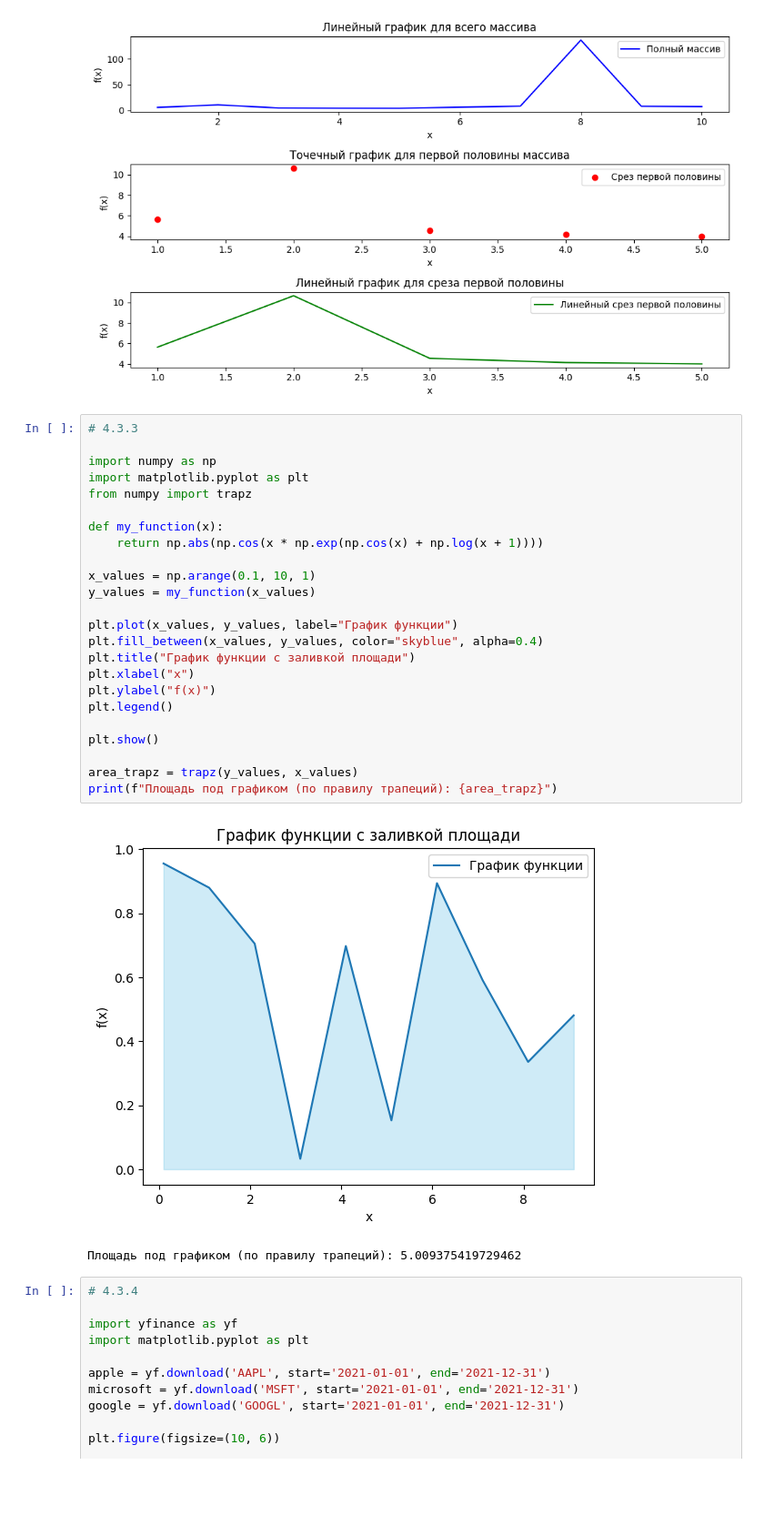
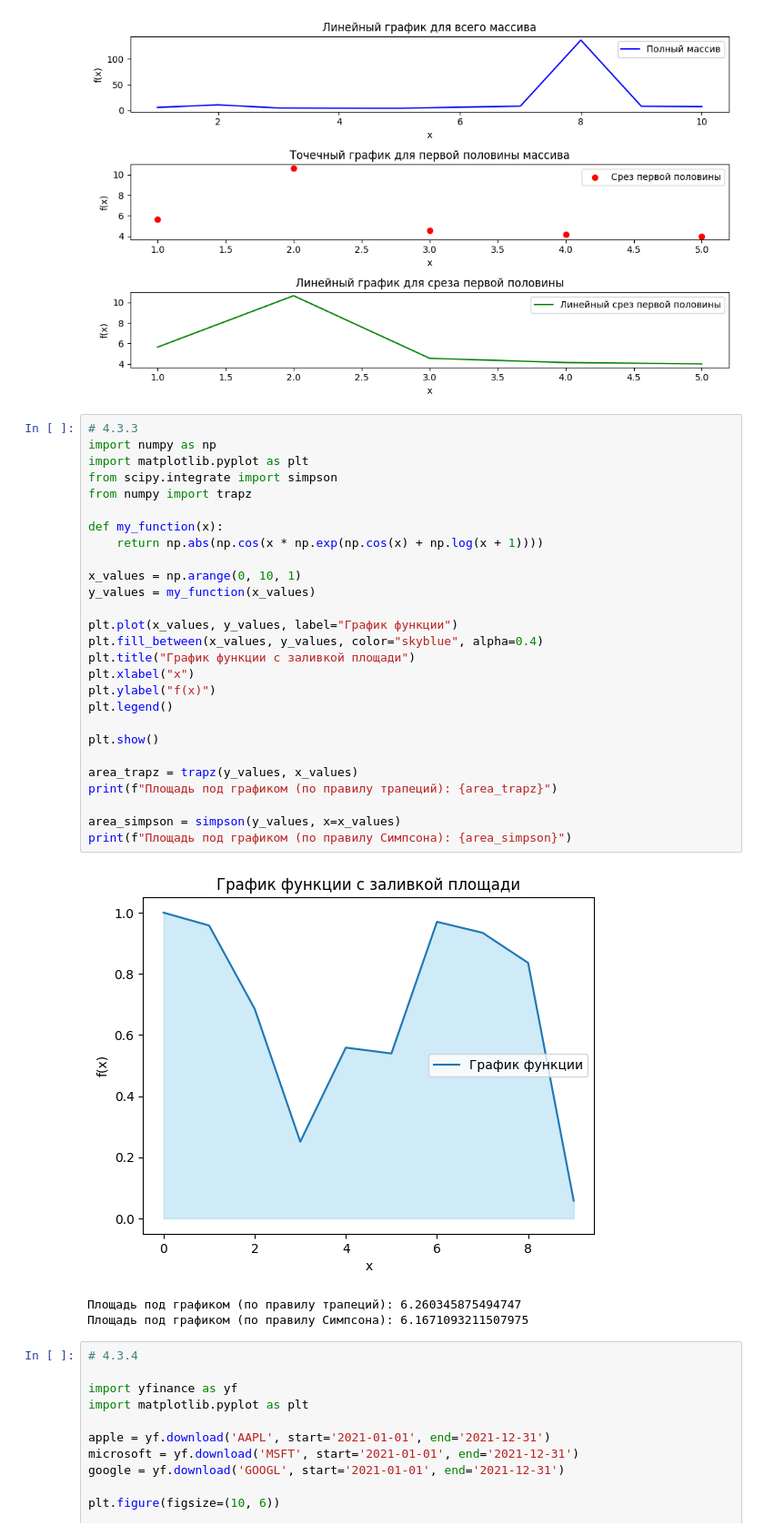
Before and after one commit to oreg0na/MIREA, a Jupyter notebook: Artificial_Intelligence_Systems/practice_1/practice_1.ipynb, the cells around one changed output. Shown at 91% size. Cells and saved outputs as stored; diff of their text form; blank space fills up the shorter version.

```diff
--- a/Artificial_Intelligence_Systems/practice_1/practice_1.ipynb
+++ b/Artificial_Intelligence_Systems/practice_1/practice_1.ipynb
@@ -152,31 +171,35 @@ plt.show()
 [figure]
 # %%
 # 4.3.3
-
 import numpy as np
 import matplotlib.pyplot as plt
+from scipy.integrate import simpson
 from numpy import trapz
 
 def my_function(x):
     return np.abs(np.cos(x * np.exp(np.cos(x) + np.log(x + 1))))
 
-x_values = np.arange(0.1, 10, 1)
+x_values = np.arange(0, 10, 1)
 y_values = my_function(x_values)
 
 plt.plot(x_values, y_values, label="График функции")
 plt.fill_between(x_values, y_values, color="skyblue", alpha=0.4)
 plt.title("График функции с заливкой площади")
 plt.xlabel("x")
 plt.ylabel("f(x)")
 plt.legend()
 
 plt.show()
 
 area_trapz = trapz(y_values, x_values)
 print(f"Площадь под графиком (по правилу трапеций): {area_trapz}")
+
+area_simpson = simpson(y_values, x=x_values)
+print(f"Площадь под графиком (по правилу Симпсона): {area_simpson}")
 # %% [output]
-[figure, old version]
+[figure, new version]
-Площадь под графиком (по правилу трапеций): 5.009375419729462
+Площадь под графиком (по правилу трапеций): 6.260345875494747
+Площадь под графиком (по правилу Симпсона): 6.1671093211507975
 # %%
 # 4.3.4
 
```
Also changed, not shown: parts of 3 cells of this notebook.
